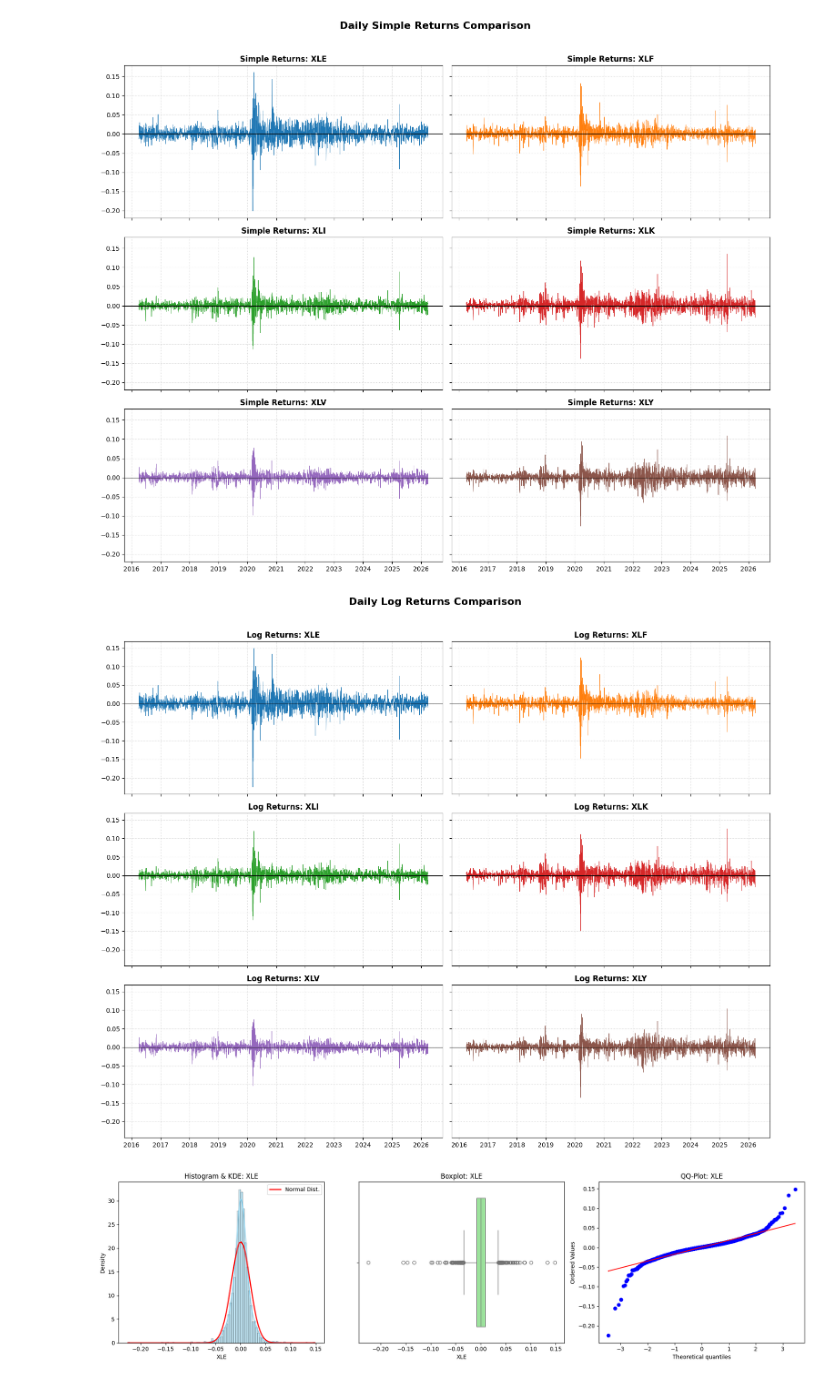
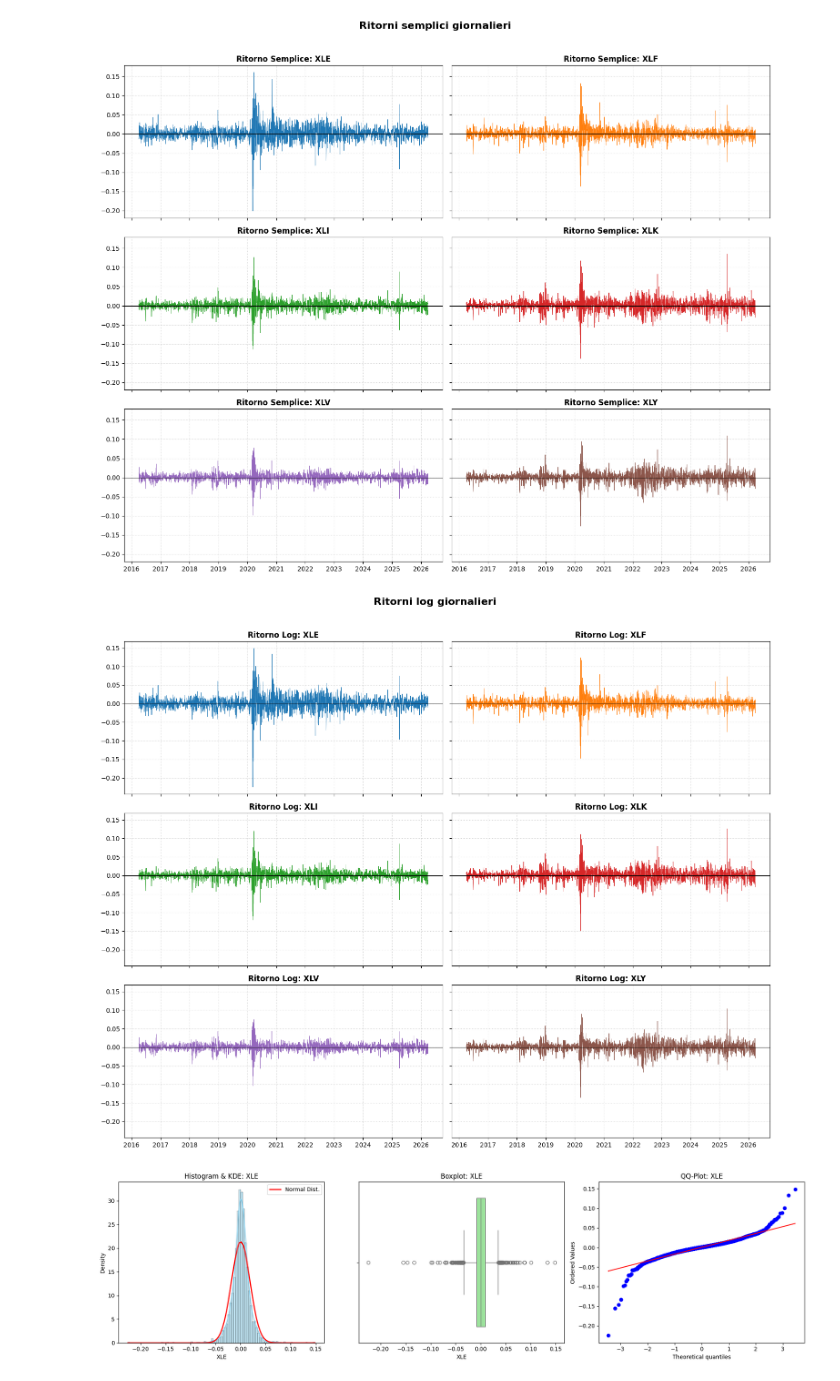
Before and after one commit to filipani/BISF_Uni_Course, a Jupyter notebook: Project.ipynb, the cells around one changed output. Cells and saved outputs as stored; diff of their text form; code cells hidden in the pictures.

```diff
--- a/Project.ipynb
+++ b/Project.ipynb
@@ -135,39 +137,39 @@ log_returns = np.log(prezzi_chiusura / prezzi_chiusura.shift(1)).dropna()
 
 tickers = simple_returns.columns
 colors = ['#1f77b4', '#ff7f0e', '#2ca02c', '#d62728', '#9467bd', '#8c564b']
 
 fig1, axes1 = plt.subplots(nrows=3, ncols=2, figsize=(15, 12), sharex=True, sharey=True)
 axes1 = axes1.flatten()
 
 for i, ticker in enumerate(tickers):
     if ticker != 'SP500':
         axes1[i].plot(simple_returns.index, simple_returns[ticker], color=colors[i], lw=0.6)
-        axes1[i].set_title(f'Simple Returns: {ticker}', fontweight='bold')
+        axes1[i].set_title(f'Ritorno Semplice: {ticker}', fontweight='bold')
         axes1[i].axhline(0, color='black', lw=0.8)
         axes1[i].grid(True, linestyle=':', alpha=0.6)
 
-fig1.suptitle('Daily Simple Returns Comparison', fontsize=16, fontweight='bold', y=1.02)
+fig1.suptitle('Ritorni semplici giornalieri', fontsize=16, fontweight='bold', y=1.02)
 fig1.tight_layout()
 
 
 
 fig2, axes2 = plt.subplots(nrows=3, ncols=2, figsize=(15, 12), sharex=True, sharey=True)
 axes2 = axes2.flatten()
 
 for i, ticker in enumerate(tickers):
     if ticker != 'SP500':
         axes2[i].plot(log_returns.index, log_returns[ticker], color=colors[i], lw=0.6)
-        axes2[i].set_title(f'Log Returns: {ticker}', fontweight='bold')
+        axes2[i].set_title(f'Ritorno Log: {ticker}', fontweight='bold')
         axes2[i].axhline(0, color='black', lw=0.8)
         axes2[i].grid(True, linestyle=':', alpha=0.6)
 
-fig2.suptitle('Daily Log Returns Comparison', fontsize=16, fontweight='bold', y=1.02)
+fig2.suptitle('Ritorni log giornalieri', fontsize=16, fontweight='bold', y=1.02)
 fig2.tight_layout()
 
 plt.show()
 # %% [output]
-[figure, old version]
+[figure, new version]
-[figure, old version]
+[figure, new version]
 # %%
 #Grafici diagnostici (istogrammi, boxplot e qqplot)
 
```
Also changed, not shown: parts of 3 cells of this notebook, 10 other files.
